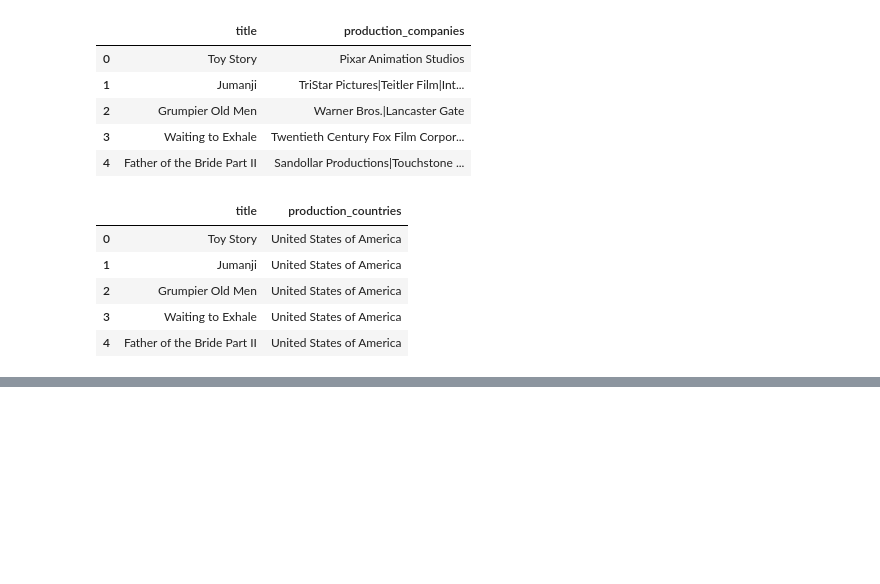
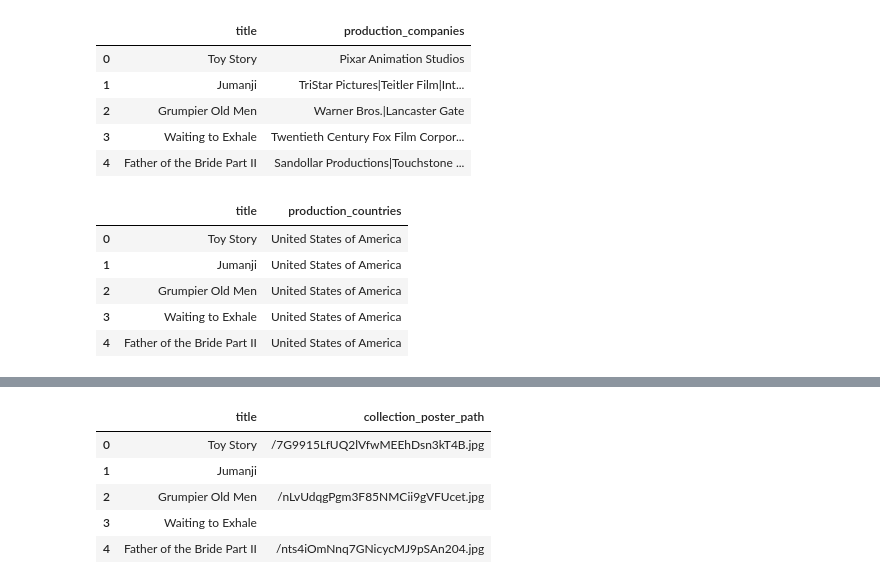
Before and after one commit to nivedita-pai/Python_Training, a Jupyter notebook: pandas_training/pandas_practice2.ipynb, the cells around one changed output, grey strips where cells are left out. Saved outputs shown, nothing was run; the diff lists cells and outputs as text; code cells hidden in the pictures; blank space fills up the shorter version.

```diff
--- a/pandas_training/pandas_practice2.ipynb
+++ b/pandas_training/pandas_practice2.ipynb
@@ -155,0 +162,12 @@ Name: spoken_languages, Length: 45466, dtype: str
+# %%
+df_clean['collection_poster_path'] = df_clean['belongs_to_collection'].apply(
+    lambda x : ast.literal_eval(x)['poster_path'] if pd.notnull(x) and isinstance(x, str) and x.strip().startswith('{') else ''
+)
+df_clean.loc[:, ['title', 'collection_poster_path']].head()
+# %% [output]
+|  | title | collection_poster_path |
+| 0 | Toy Story | /7G9915LfUQ2lVfwMEEhDsn3kT4B.jpg |
+| 1 | Jumanji |  |
+| 2 | Grumpier Old Men | /nLvUdqgPgm3F85NMCii9gVFUcet.jpg |
+| 3 | Waiting to Exhale |  |
+| 4 | Father of the Bride Part II | /nts4iOmNnq7GNicycMJ9pSAn204.jpg |
```
Also changed, not shown: parts of 8 cells of this notebook, 3 other files.
